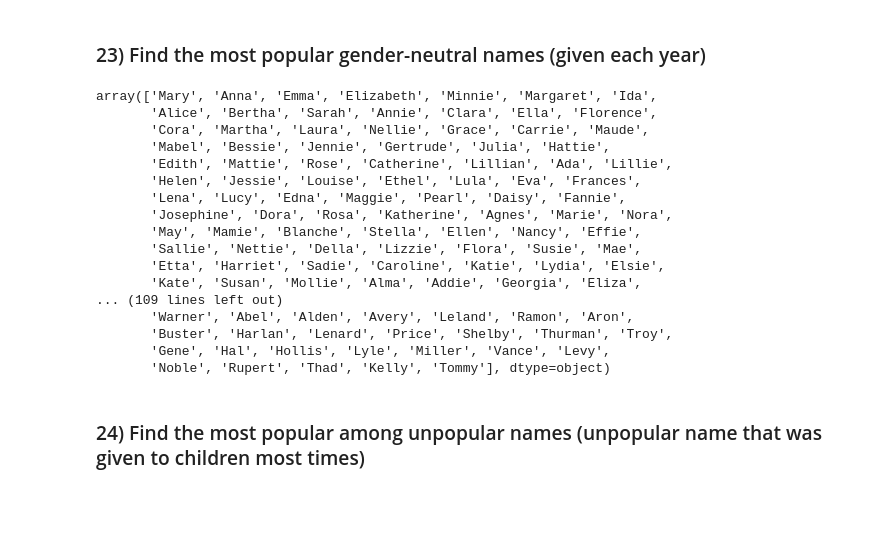
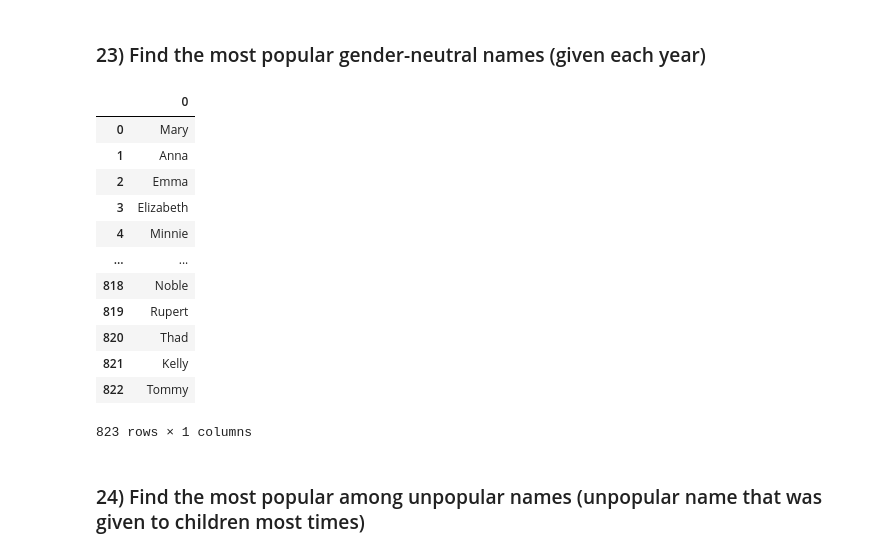
Before and after one commit to CaptainShepard01/IntelligentSystems-Spring2023, a Jupyter notebook: Lab_3/Lab_3.ipynb, the cells around one changed output. Cells and saved outputs as stored; diff of their text form; code cells hidden in the pictures; blank space fills up the shorter version.

```diff
--- a/Lab_3/Lab_3.ipynb
+++ b/Lab_3/Lab_3.ipynb
@@ -171,27 +171,24 @@ f"The observations were made for {num_of_years} years."
 # %%
 num_of_years = len(df['Year'].unique())
 male_names = df[df['Gender'] == 'M'].groupby(['Name'])['Count'].sum()
 female_names = df[df['Gender'] == 'F'].groupby(['Name'])['Count'].sum()
 gender_neutral_names = male_names.index.intersection(female_names.index)
-df[df['Name'].isin(gender_neutral_names)].groupby('Name').filter(lambda x: x['Year'].nunique() == num_of_years)['Name'].unique()
+popular_gender_neutral_names = df[df['Name'].isin(gender_neutral_names)].groupby('Name').filter(lambda x: x['Year'].nunique() == num_of_years)['Name'].unique()
+pd.DataFrame(data=popular_gender_neutral_names)
 # %% [output]
+|  | 0 |
+| 0 | Mary |
+| 1 | Anna |
+| 2 | Emma |
+| 3 | Elizabeth |
+| 4 | Minnie |
+| ... | ... |
+| 818 | Noble |
+| 819 | Rupert |
+| 820 | Thad |
+| 821 | Kelly |
+| 822 | Tommy |
-array(['Mary', 'Anna', 'Emma', 'Elizabeth', 'Minnie', 'Margaret', 'Ida',
-       'Alice', 'Bertha', 'Sarah', 'Annie', 'Clara', 'Ella', 'Florence',
-       'Cora', 'Martha', 'Laura', 'Nellie', 'Grace', 'Carrie', 'Maude',
-       'Mabel', 'Bessie', 'Jennie', 'Gertrude', 'Julia', 'Hattie',
-       'Edith', 'Mattie', 'Rose', 'Catherine', 'Lillian', 'Ada', 'Lillie',
-       'Helen', 'Jessie', 'Louise', 'Ethel', 'Lula', 'Eva', 'Frances',
-       'Lena', 'Lucy', 'Edna', 'Maggie', 'Pearl', 'Daisy', 'Fannie',
-       'Josephine', 'Dora', 'Rosa', 'Katherine', 'Agnes', 'Marie', 'Nora',
-       'May', 'Mamie', 'Blanche', 'Stella', 'Ellen', 'Nancy', 'Effie',
-       'Sallie', 'Nettie', 'Della', 'Lizzie', 'Flora', 'Susie', 'Mae',
-       'Etta', 'Harriet', 'Sadie', 'Caroline', 'Katie', 'Lydia', 'Elsie',
-       'Kate', 'Susan', 'Mollie', 'Alma', 'Addie', 'Georgia', 'Eliza',
-... (109 lines left out)
-       'Warner', 'Abel', 'Alden', 'Avery', 'Leland', 'Ramon', 'Aron',
-       'Buster', 'Harlan', 'Lenard', 'Price', 'Shelby', 'Thurman', 'Troy',
-       'Gene', 'Hal', 'Hollis', 'Lyle', 'Miller', 'Vance', 'Levy',
-       'Noble', 'Rupert', 'Thad', 'Kelly', 'Tommy'], dtype=object)
+823 rows × 1 columns
 # %% [markdown]
 ### 24) Find the most popular among unpopular names (unpopular name that was given to children most times)
 # %%
```
